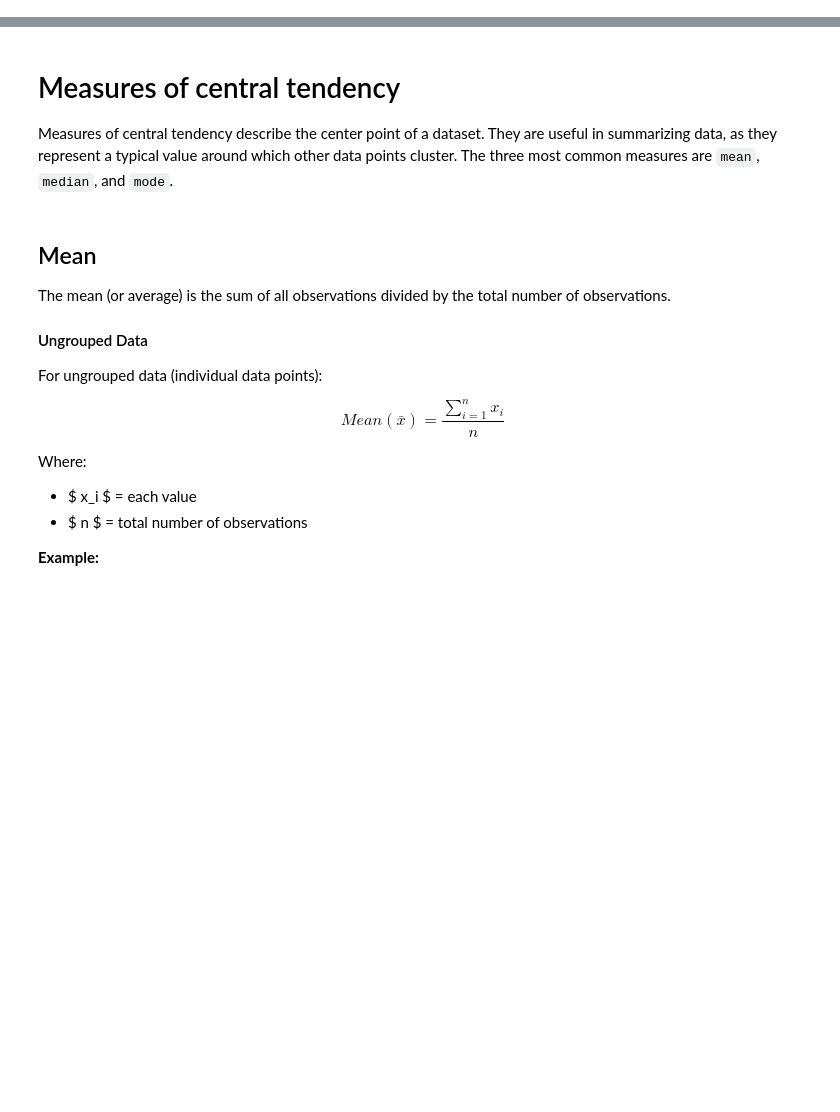
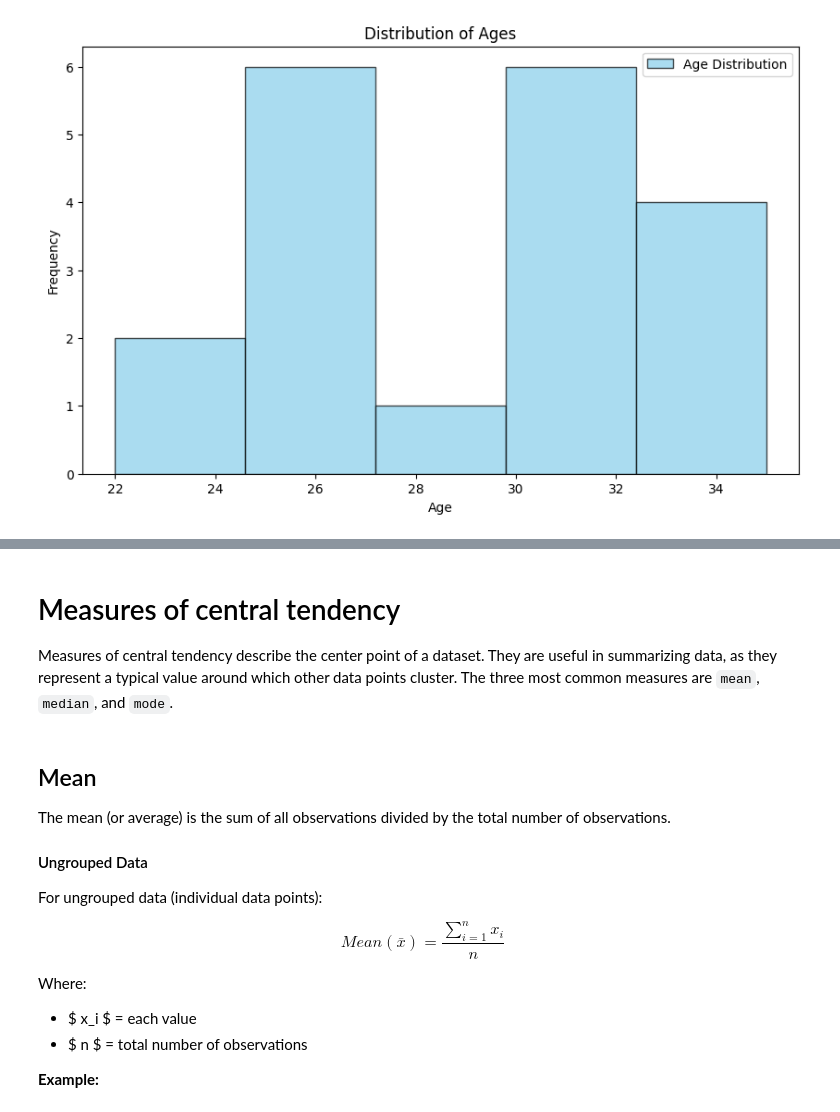
Before and after one commit to imranhasan22/handbook_imran, a Jupyter notebook: ai/Statistics.ipynb, the cells around one changed output, grey strips where cells are left out. Saved outputs shown, nothing was run; the diff lists cells and outputs as text; code cells hidden in the pictures; blank space fills up the shorter version.

Commit message:
Distribution & Representation added

```diff
--- a/ai/Statistics.ipynb
+++ b/ai/Statistics.ipynb
@@ -0,0 +106,12 @@
+# %%
+ages = [22, 23, 25, 25, 26, 27, 27, 27, 28, 30, 31, 31, 32, 32, 32, 33, 34, 34, 35]
+
+plt.figure(figsize=(10, 6))
+plt.hist(ages, bins=5, color='skyblue', edgecolor='black', alpha=0.7, label='Age Distribution')
+plt.title('Distribution of Ages')
+plt.xlabel('Age')
+plt.ylabel('Frequency')
+plt.legend(loc='upper right')
+plt.show()
+# %% [output]
+[figure, added]
```
Also changed, not shown: parts of 23 cells of this notebook.
